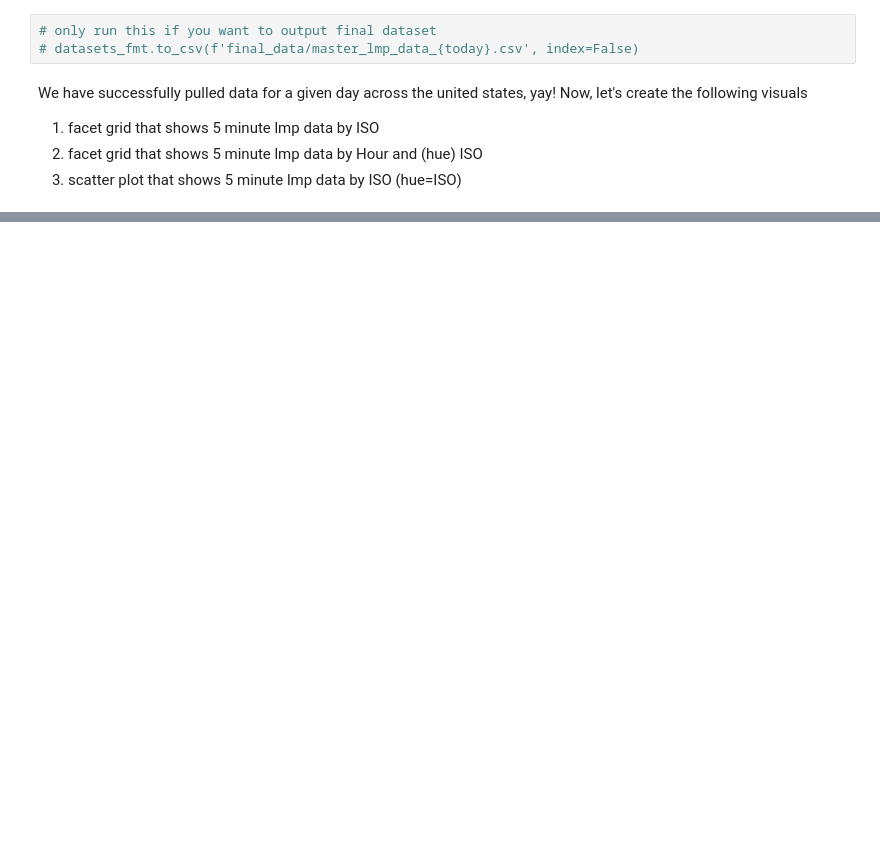
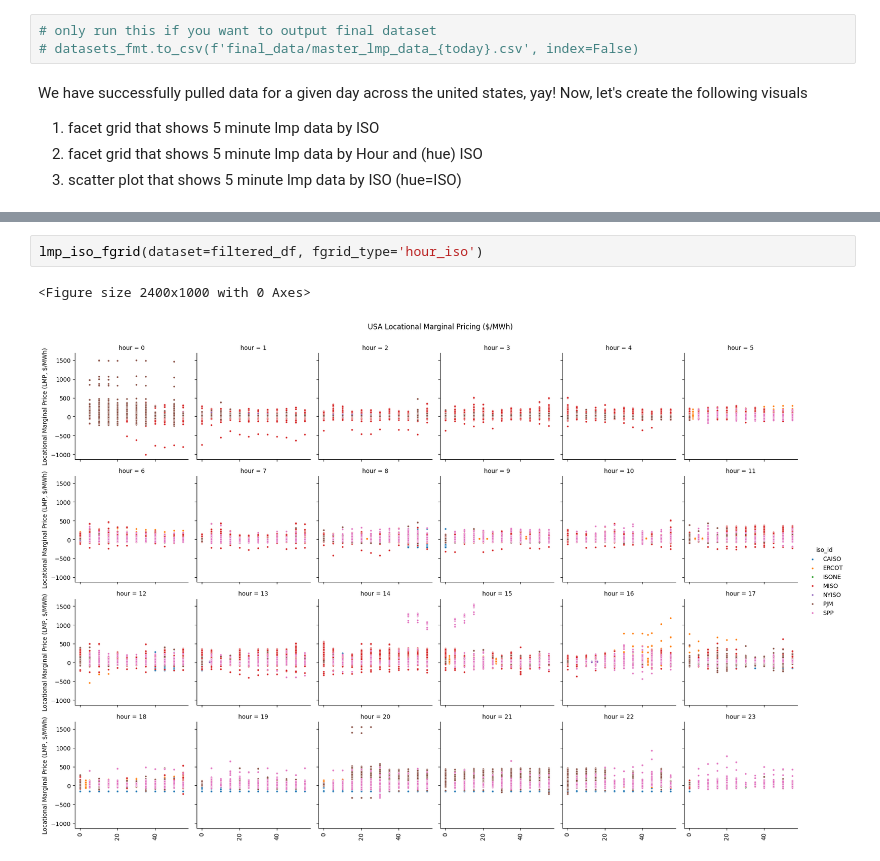
Before and after one commit to aangelsalazarr/us_electricity_pricing, a Jupyter notebook: unifying_data_silos.ipynb, the cells around one changed output, grey strips where cells are left out. Drawn from its saved outputs; the diff is of its cells as text; blank space fills up the shorter version.

```diff
--- a/unifying_data_silos.ipynb
+++ b/unifying_data_silos.ipynb
@@ -239,0 +290,5 @@ lmp_iso_fgrid(dataset=datasets_fmt)
+# %%
+lmp_iso_fgrid(dataset=filtered_df, fgrid_type='hour_iso')
+# %% [output]
+<Figure size 2400x1000 with 0 Axes>
+[figure, added]
```
Also changed, not shown: parts of 6 cells of this notebook, 4 other files.
